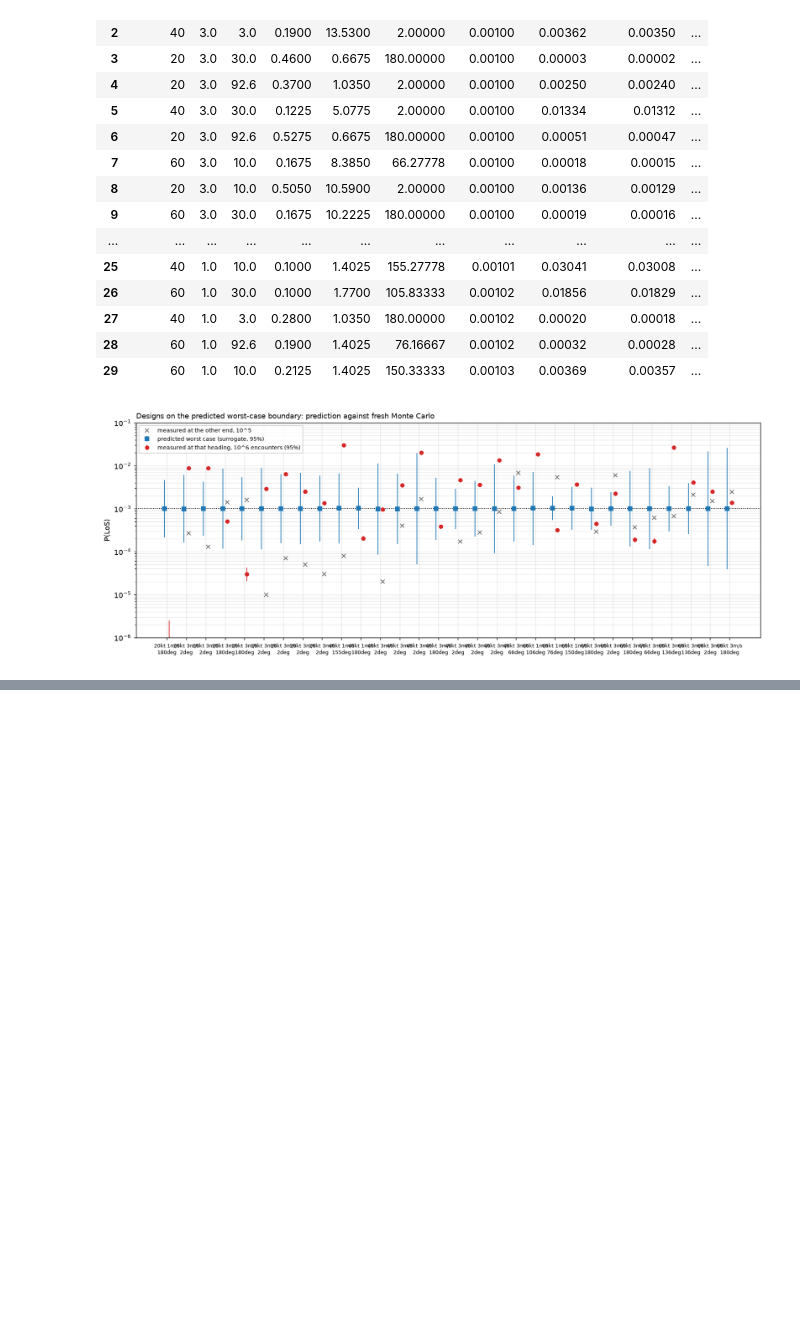
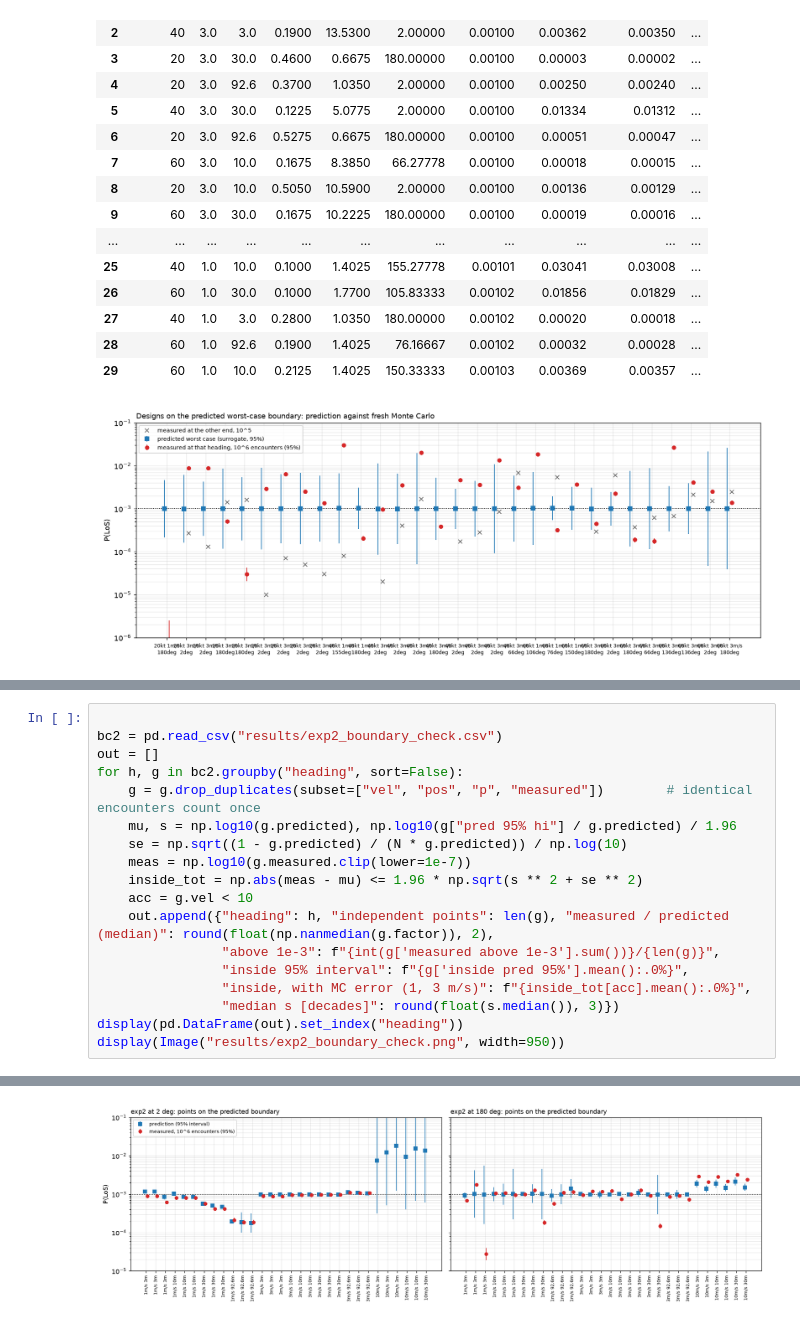
Before and after one commit to fazlurnu/MixedVarLSE, a Jupyter notebook: paper_trc/sanity_checks/17_results.ipynb, the cells around one changed output, grey strips where cells are left out. Cells and saved outputs as stored; diff of their text form; blank space fills up the shorter version.

```diff
--- a/paper_trc/sanity_checks/17_results.ipynb
+++ b/paper_trc/sanity_checks/17_results.ipynb
@@ -434,0 +427,19 @@ display(pd.DataFrame(rows).groupby(["speed", "velocity [m/s]"])[["before", "afte
+# %%
+
+bc2 = pd.read_csv("results/exp2_boundary_check.csv")
+out = []
+for h, g in bc2.groupby("heading", sort=False):
+    g = g.drop_duplicates(subset=["vel", "pos", "p", "measured"])        # identical encounters count once
+    mu, s = np.log10(g.predicted), np.log10(g["pred 95% hi"] / g.predicted) / 1.96
+    se = np.sqrt((1 - g.predicted) / (N * g.predicted)) / np.log(10)
+    meas = np.log10(g.measured.clip(lower=1e-7))
+    inside_tot = np.abs(meas - mu) <= 1.96 * np.sqrt(s ** 2 + se ** 2)
+    acc = g.vel < 10
+    out.append({"heading": h, "independent points": len(g), "measured / predicted (median)": round(float(np.nanmedian(g.factor)), 2),
+                "above 1e-3": f"{int(g['measured above 1e-3'].sum())}/{len(g)}",
+                "inside 95% interval": f"{g['inside pred 95%'].mean():.0%}",
+                "inside, with MC error (1, 3 m/s)": f"{inside_tot[acc].mean():.0%}",
+                "median s [decades]": round(float(s.median()), 3)})
+display(pd.DataFrame(out).set_index("heading"))
+display(Image("results/exp2_boundary_check.png", width=950))
+# %% [output]
@@ -434,0 +450 @@ display(pd.DataFrame(rows).groupby(["speed", "velocity [m/s]"])[["before", "afte
+[figure, added]
```
Also changed, not shown: parts of 24 cells of this notebook, 1 other file.
